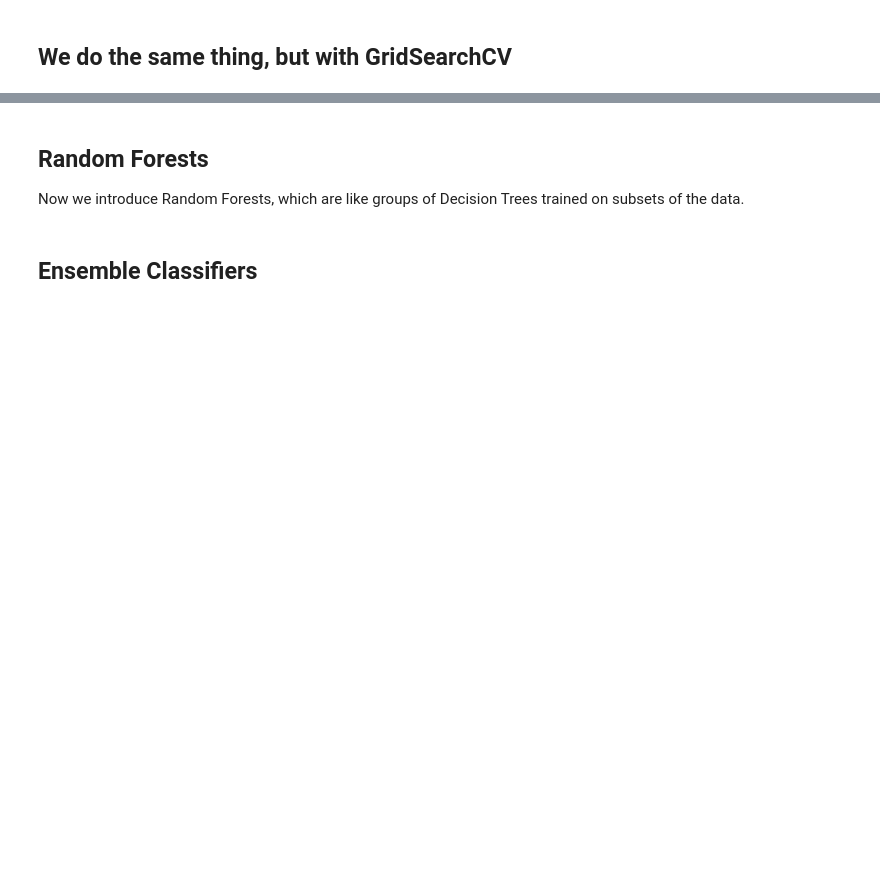
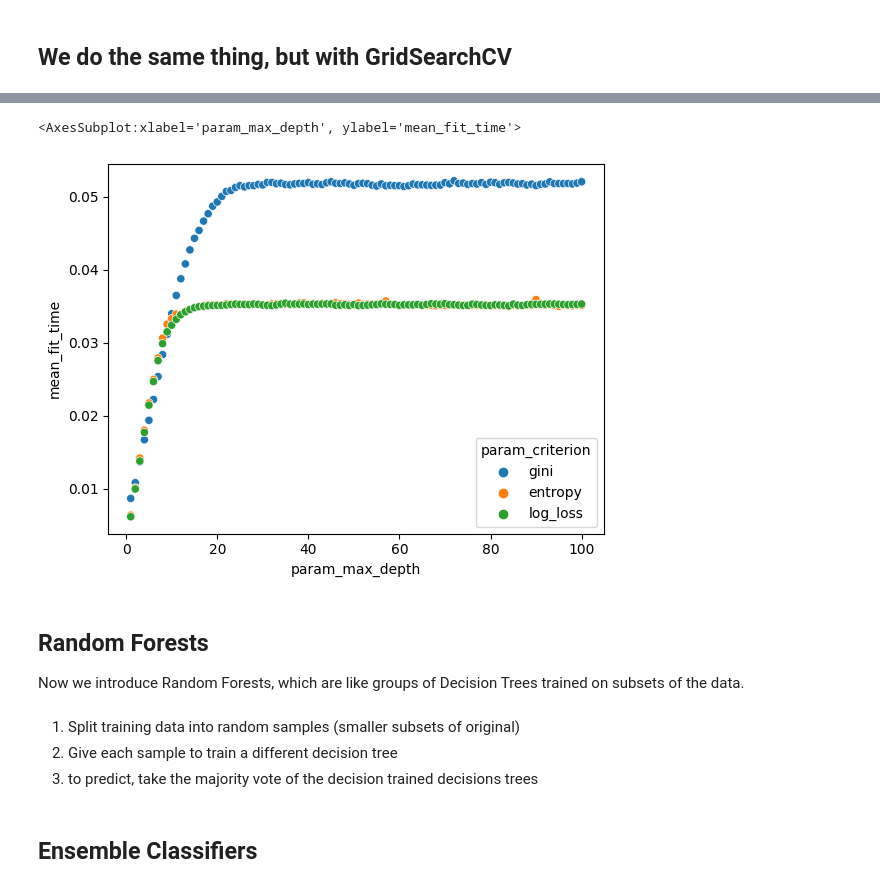
Before and after one commit to gnswain/math475, a Jupyter notebook: week6_sync/spam-starter.ipynb, the cells around one changed output, grey strips where cells are left out. Saved outputs shown, nothing was run; the diff lists cells and outputs as text; code cells hidden in the pictures; blank space fills up the shorter version.

```diff
--- a/week6_sync/spam-starter.ipynb
+++ b/week6_sync/spam-starter.ipynb
@@ -19,6 +129,15 @@ Now we talk about some different parameters a Decision Tree classifier can have,
+# %%
+sns.scatterplot(results_df, x = 'param_max_depth', y = 'mean_fit_time', hue = 'param_criterion')
+# %% [output]
+<AxesSubplot:xlabel='param_max_depth', ylabel='mean_fit_time'>
+[figure, added]
 # %% [markdown]
 ## Random Forests
 
 Now we introduce Random Forests, which are like groups of Decision Trees trained on subsets of the data.
+# %% [markdown]
+1. Split training data into random samples (smaller subsets of original)
+2. Give each sample to train a different decision tree
+3. to predict, take the majority vote of the decision trained decisions trees
 # %% [markdown]
 ## Ensemble Classifiers
```
Also changed, not shown: parts of 21 cells of this notebook, 1 other file.
